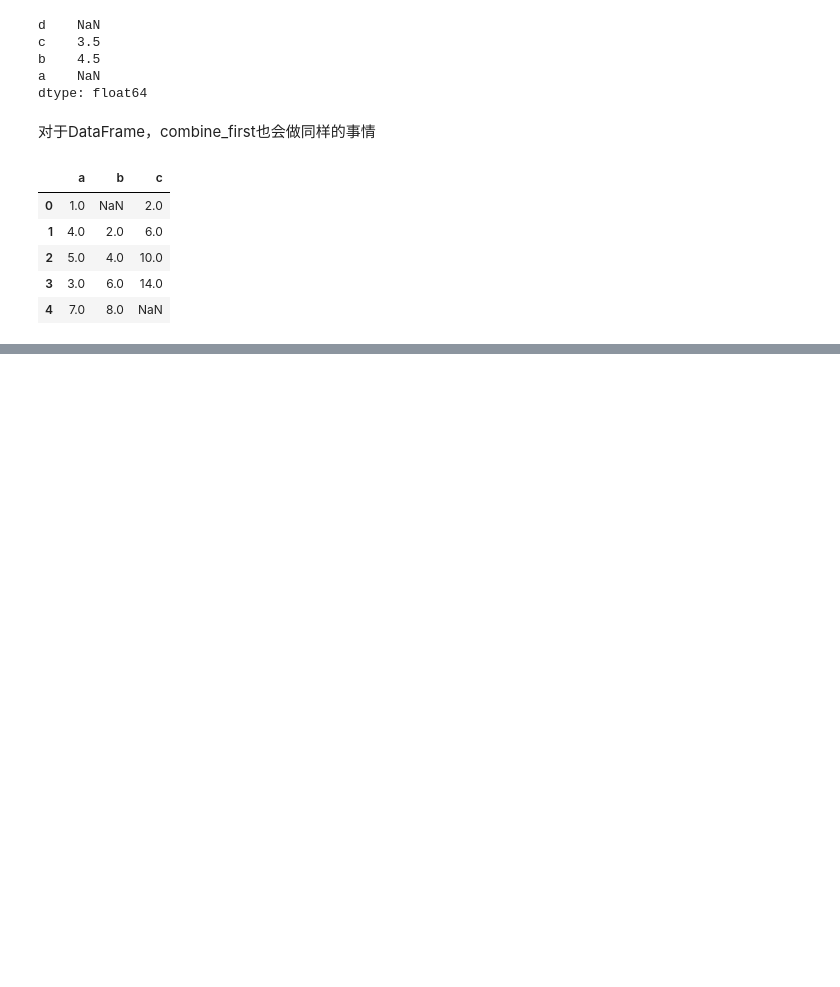
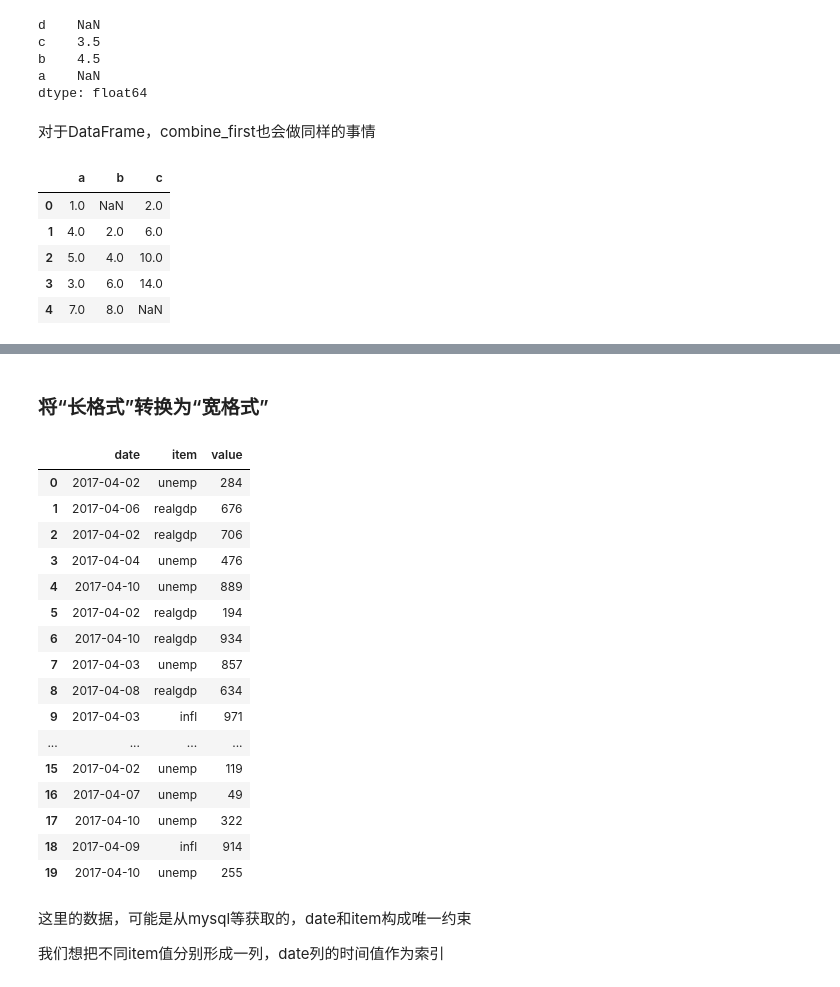
Before and after one commit to imouren/imouren.github.io, a Jupyter notebook: _drafts/数据规整化.ipynb, the cells around one changed output, grey strips where cells are left out. Drawn from its saved outputs; the diff is of its cells as text; code cells hidden in the pictures; blank space fills up the shorter version.

```diff
--- a/_drafts/数据规整化.ipynb
+++ b/_drafts/数据规整化.ipynb
@@ -653,0 +759,39 @@ df1.combine_first(df2)
+# %% [markdown]
+### 将“长格式”转换为“宽格式”
+# %%
+import datetime
+import random
+
+dates = [datetime.datetime(2017, 4, i) for i in range(1, 11)]
+items = ["infl", "realgdp", "unemp"]
+N = 30
+
+data = DataFrame({
+    "date": dates*3,
+    "item": items*10,
+    "value": [random.randint(1, 1000) for _ in xrange(N)],
+})
+# %%
+data
+# %% [output]
+|  | date | item | value |
+| 0 | 2017-04-02 | unemp | 284 |
+| 1 | 2017-04-06 | realgdp | 676 |
+| 2 | 2017-04-02 | realgdp | 706 |
+| 3 | 2017-04-04 | unemp | 476 |
+| 4 | 2017-04-10 | unemp | 889 |
+| 5 | 2017-04-02 | realgdp | 194 |
+| 6 | 2017-04-10 | realgdp | 934 |
+| 7 | 2017-04-03 | unemp | 857 |
+| 8 | 2017-04-08 | realgdp | 634 |
+| 9 | 2017-04-03 | infl | 971 |
+| ... | ... | ... | ... |
+| 15 | 2017-04-02 | unemp | 119 |
+| 16 | 2017-04-07 | unemp | 49 |
+| 17 | 2017-04-10 | unemp | 322 |
+| 18 | 2017-04-09 | infl | 914 |
+| 19 | 2017-04-10 | unemp | 255 |
+# %% [markdown]
+这里的数据，可能是从mysql等获取的，date和item构成唯一约束
+
+我们想把不同item值分别形成一列，date列的时间值作为索引
```
Also changed, not shown: parts of 136 cells of this notebook.
